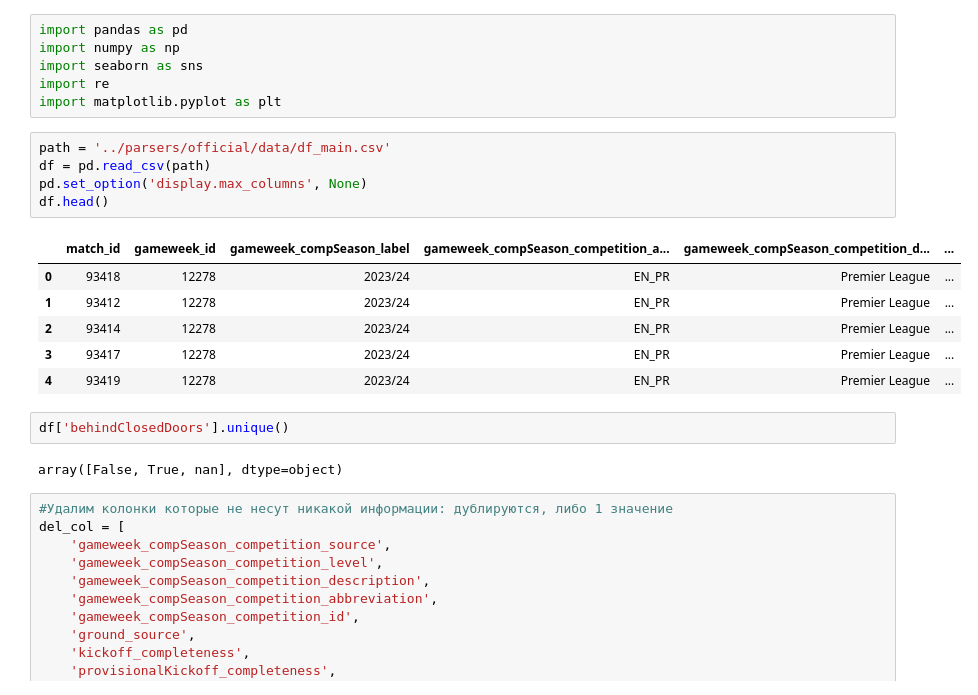
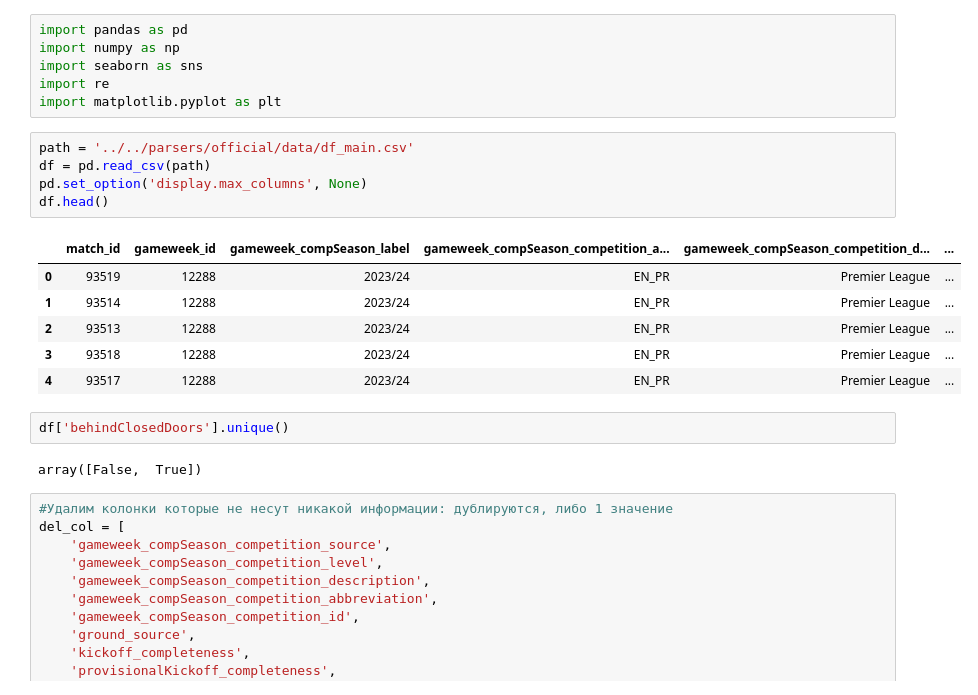
Before and after one commit to hse-mlds-2023-epl-prediction/annual-project, a Jupyter notebook: EDA/official/eda_games.ipynb, the cells around one changed output. Saved outputs shown, nothing was run; the diff lists cells and outputs as text.

```diff
--- a/EDA/official/eda_games.ipynb
+++ b/EDA/official/eda_games.ipynb
@@ -5,21 +5,21 @@ import seaborn as sns
 import re
 import matplotlib.pyplot as plt
 # %%
-path = '../parsers/official/data/df_main.csv'
+path = '../../parsers/official/data/df_main.csv'
 df = pd.read_csv(path)
 pd.set_option('display.max_columns', None)
 df.head()
 # %% [output]
 |  | match_id | gameweek_id | gameweek_compSeason_label | gameweek_compSeason_competition_a... | gameweek_compSeason_competition_d... | ... |
-| 0 | 93418 | 12278 | 2023/24 | EN_PR | Premier League | ... |
-| 1 | 93412 | 12278 | 2023/24 | EN_PR | Premier League | ... |
-| 2 | 93414 | 12278 | 2023/24 | EN_PR | Premier League | ... |
-| 3 | 93417 | 12278 | 2023/24 | EN_PR | Premier League | ... |
-| 4 | 93419 | 12278 | 2023/24 | EN_PR | Premier League | ... |
+| 0 | 93519 | 12288 | 2023/24 | EN_PR | Premier League | ... |
+| 1 | 93514 | 12288 | 2023/24 | EN_PR | Premier League | ... |
+| 2 | 93513 | 12288 | 2023/24 | EN_PR | Premier League | ... |
+| 3 | 93518 | 12288 | 2023/24 | EN_PR | Premier League | ... |
+| 4 | 93517 | 12288 | 2023/24 | EN_PR | Premier League | ... |
 # %%
 df['behindClosedDoors'].unique()
 # %% [output]
-array([False, True, nan], dtype=object)
+array([False,  True])
 # %%
 #Удалим колонки которые не несут никакой информации: дублируются, либо 1 значение
 del_col = [
```
Also changed, not shown: parts of 10 cells of this notebook, 14 other files.
